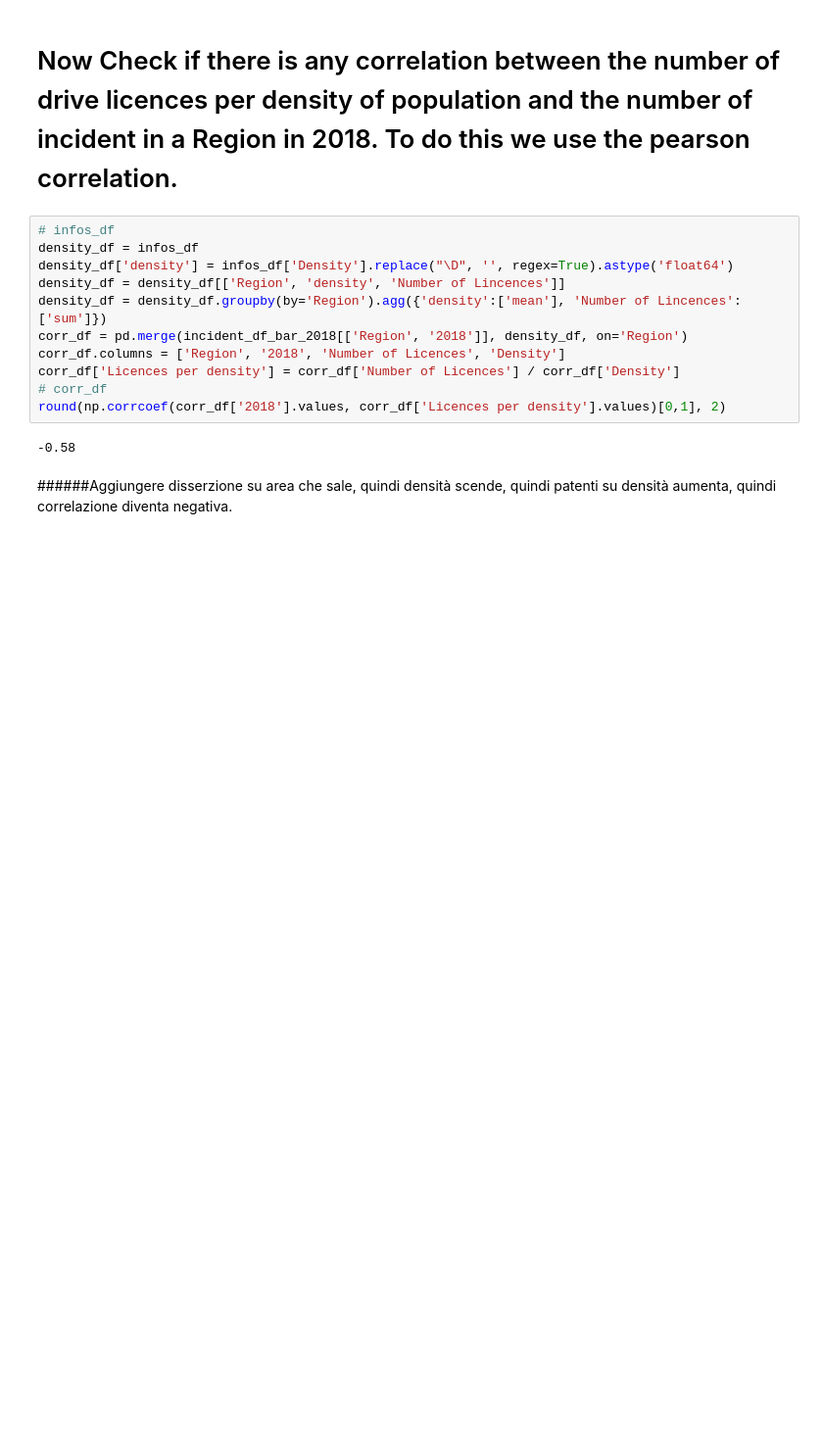
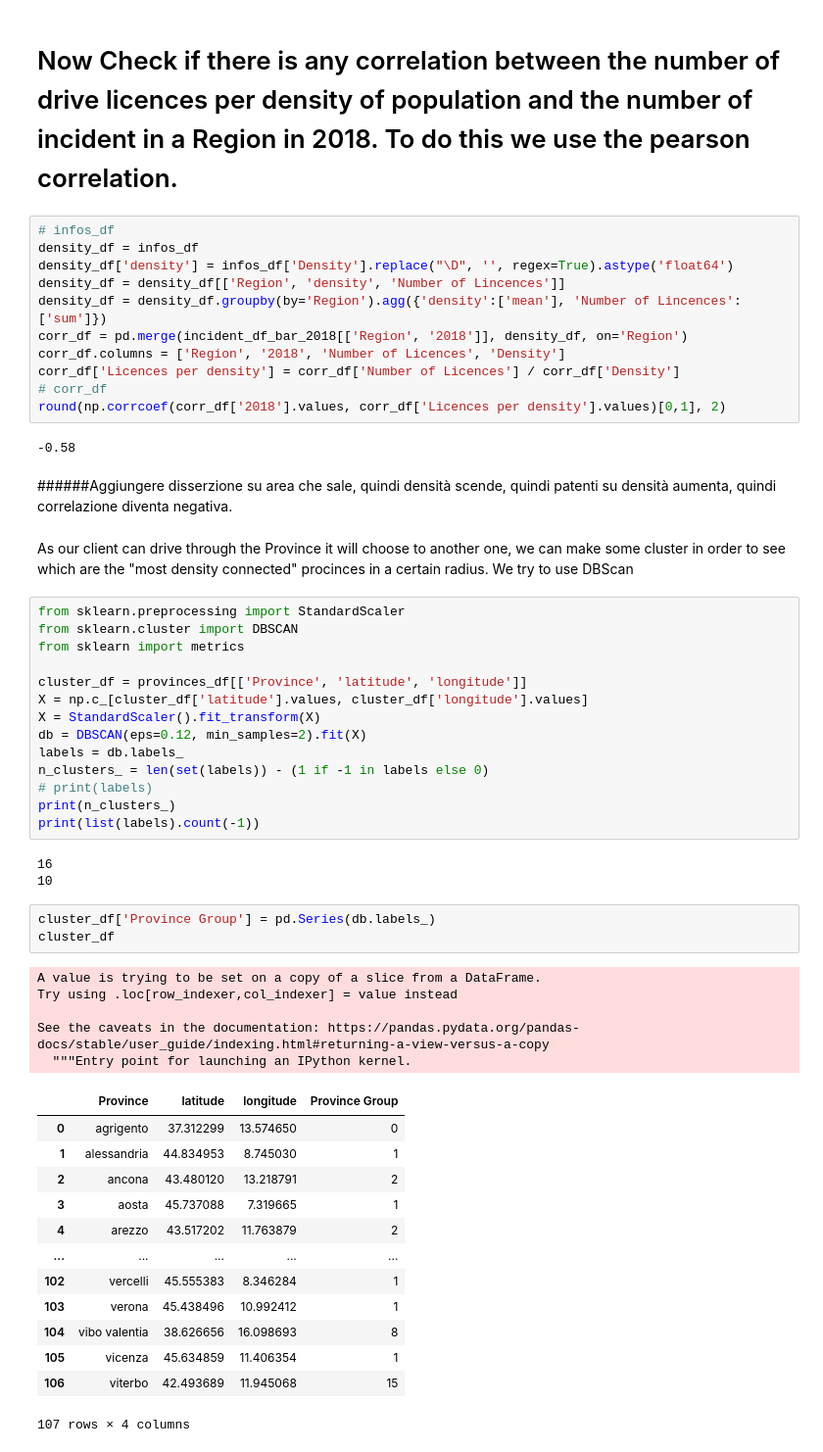
Before and after one commit to rpll94/Coursera_Capstone, a Jupyter notebook: Course10_Final_Assignment.ipynb, the cells around one changed output. Shown: that part at 98% size. Saved outputs shown, nothing was run; the diff lists cells and outputs as text; blank space fills up the shorter version.

```diff
--- a/Course10_Final_Assignment.ipynb
+++ b/Course10_Final_Assignment.ipynb
@@ -556,3 +522,44 @@ round(np.corrcoef(corr_df['2018'].values, corr_df['Licences per density'].values
 -0.58
 # %% [markdown]
 ######Aggiungere disserzione su area che sale, quindi densità scende, quindi patenti su densità aumenta, quindi correlazione diventa negativa.
+# %% [markdown]
+As our client can drive through the Province it will choose to another one, we can make some cluster in order to see which are the "most density connected" procinces in a certain radius. We try to use DBScan
+# %%
+from sklearn.preprocessing import StandardScaler
+from sklearn.cluster import DBSCAN
+from sklearn import metrics
+
+cluster_df = provinces_df[['Province', 'latitude', 'longitude']]
+X = np.c_[cluster_df['latitude'].values, cluster_df['longitude'].values]
+X = StandardScaler().fit_transform(X)
+db = DBSCAN(eps=0.12, min_samples=2).fit(X)
+labels = db.labels_
+n_clusters_ = len(set(labels)) - (1 if -1 in labels else 0)
+# print(labels)
+print(n_clusters_)
+print(list(labels).count(-1))
+# %% [output]
+16
+10
+# %%
+cluster_df['Province Group'] = pd.Series(db.labels_)
+cluster_df
+# %% [output]
+A value is trying to be set on a copy of a slice from a DataFrame.
+Try using .loc[row_indexer,col_indexer] = value instead
+
+See the caveats in the documentation: https://pandas.pydata.org/pandas-docs/stable/user_guide/indexing.html#returning-a-view-versus-a-copy
+  """Entry point for launching an IPython kernel.
+|  | Province | latitude | longitude | Province Group |
+| 0 | agrigento | 37.312299 | 13.574650 | 0 |
+| 1 | alessandria | 44.834953 | 8.745030 | 1 |
+| 2 | ancona | 43.480120 | 13.218791 | 2 |
+| 3 | aosta | 45.737088 | 7.319665 | 1 |
+| 4 | arezzo | 43.517202 | 11.763879 | 2 |
+| ... | ... | ... | ... | ... |
+| 102 | vercelli | 45.555383 | 8.346284 | 1 |
+| 103 | verona | 45.438496 | 10.992412 | 1 |
+| 104 | vibo valentia | 38.626656 | 16.098693 | 8 |
+| 105 | vicenza | 45.634859 | 11.406354 | 1 |
+| 106 | viterbo | 42.493689 | 11.945068 | 15 |
+107 rows × 4 columns
```
Also changed, not shown: parts of 17 cells of this notebook.
